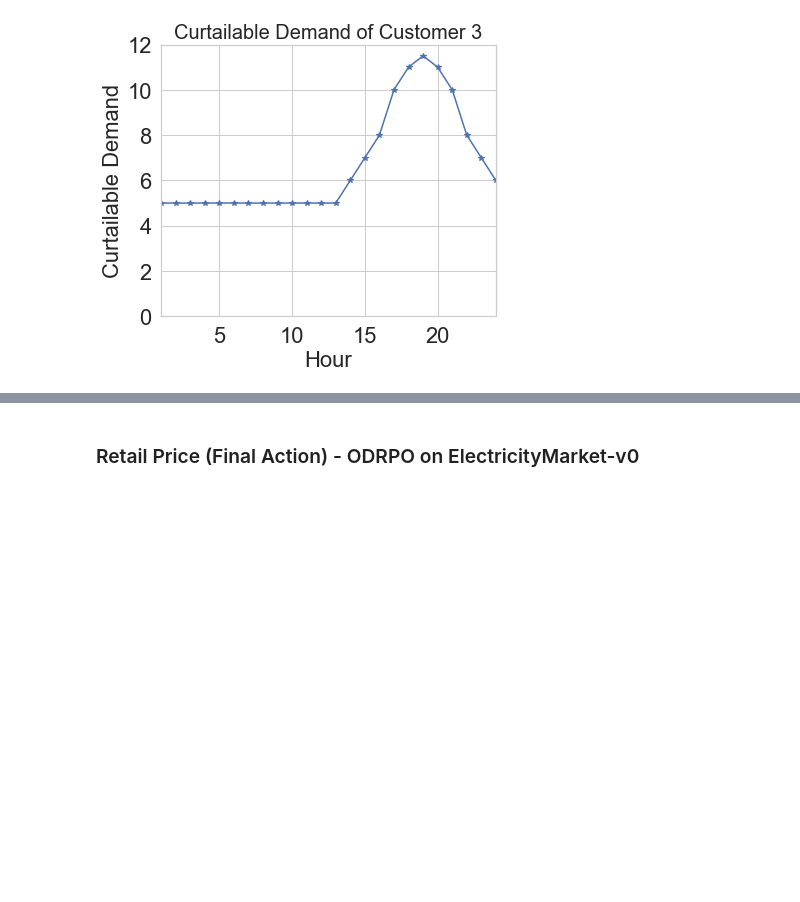
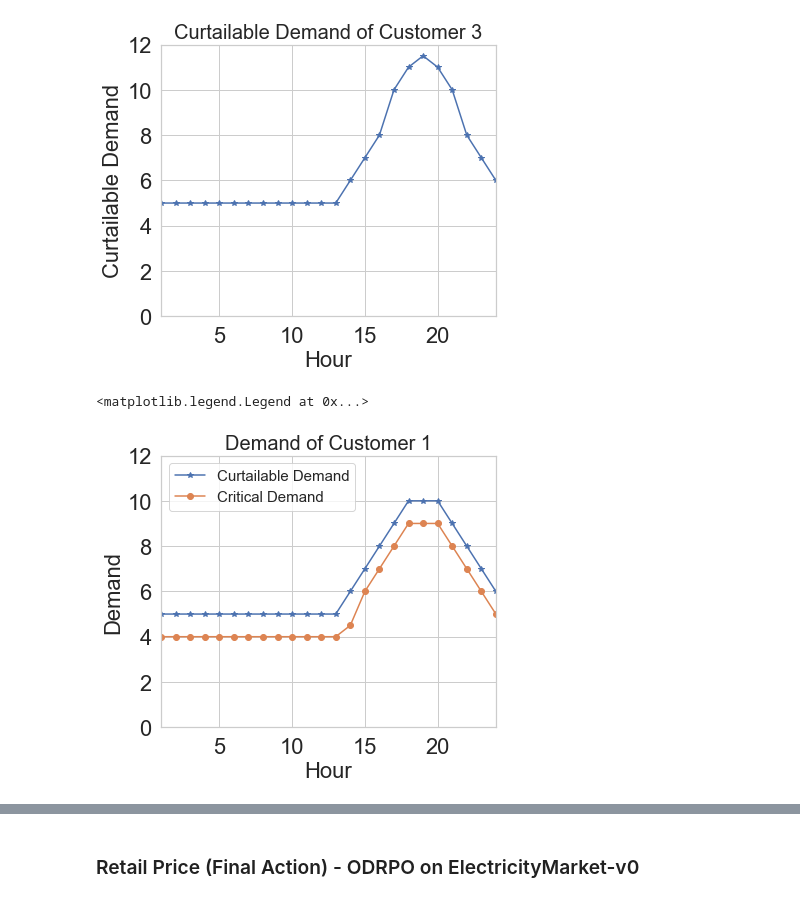
Before and after one commit to kadysongbb/efficient-wpo, a Jupyter notebook: discrete_control/view_setup_and_retail_price_EM.ipynb, the cells around one changed output, grey strips where cells are left out. Drawn from its saved outputs; the diff is of its cells as text; code cells hidden in the pictures; blank space fills up the shorter version.

```diff
--- a/discrete_control/view_setup_and_retail_price_EM.ipynb
+++ b/discrete_control/view_setup_and_retail_price_EM.ipynb
@@ -149,3 +149,21 @@ plt.plot(x, curt_load_3, marker = '*')
 # %% [output]
 [<matplotlib.lines.Line2D at 0x...>]
 [figure]
+# %%
+ax = plt.subplot(111)
+plt.ylabel('Demand', fontsize=22)
+plt.xlabel('Hour', fontsize=22)
+plt.title('Demand of Customer 1', fontsize=20)
+plt.xticks(fontsize=22)
+plt.yticks(fontsize=22)
+plt.xlim(1,24)
+plt.ylim(0,12)
+plt.locator_params(axis="x", nbins=5)
+
+plt.plot(x, curt_load_1, label = 'Curtailable Demand', marker = '*')
+plt.plot(x, crit_load_1, label = 'Critical Demand', marker = 'o')
+
+plt.legend(fontsize = 15)
+# %% [output]
+<matplotlib.legend.Legend at 0x...>
+[figure, added]
```
Also changed, not shown: parts of 9 cells of this notebook, 11 other files.
